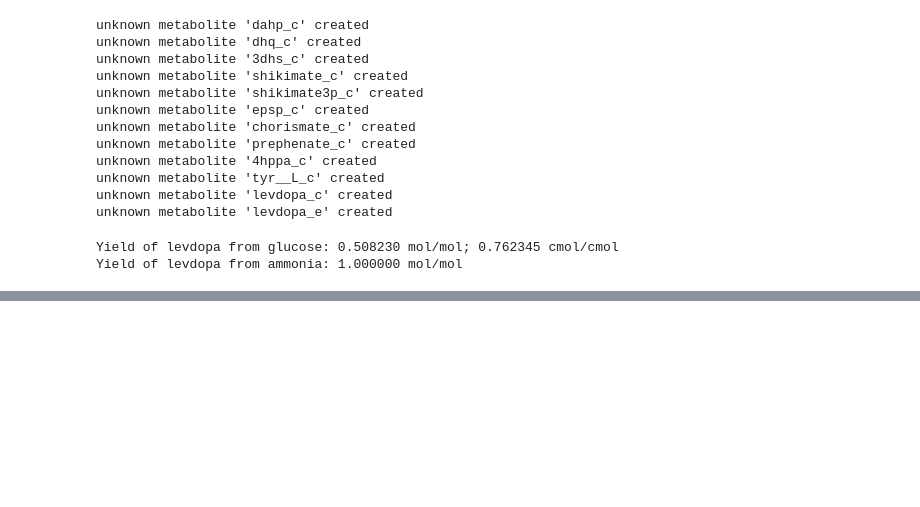
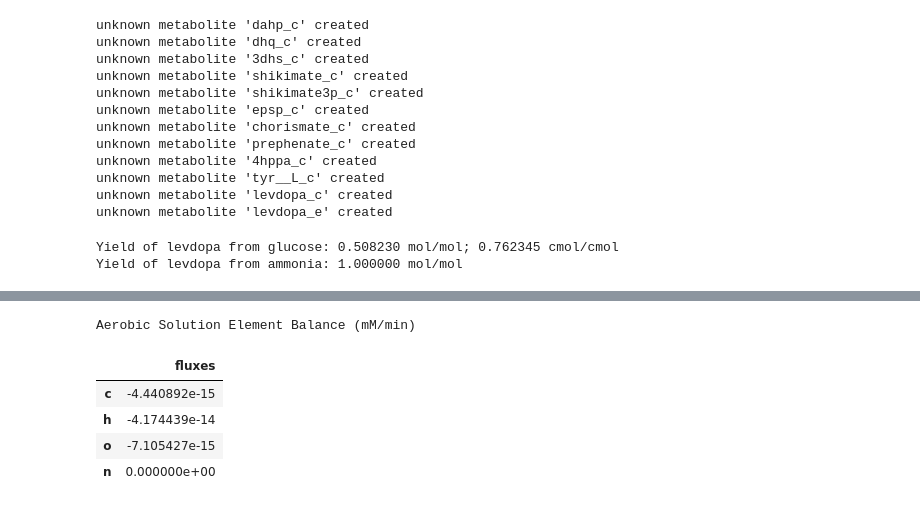
Before and after one commit to russell-stewart/levdopa_synthesis, a Jupyter notebook: presentation.ipynb, the cells around one changed output, grey strips where cells are left out. Saved outputs shown, nothing was run; the diff lists cells and outputs as text; code cells hidden in the pictures; blank space fills up the shorter version.

```diff
--- a/presentation.ipynb
+++ b/presentation.ipynb
@@ -213,0 +311,10 @@ Yield of levdopa from ammonia: 1.000000 mol/mol
+# %%
+print('Aerobic Solution Element Balance (mM/min)')
+display(S[solution_exchanges.index] @ solution_exchanges)
+# %% [output]
+Aerobic Solution Element Balance (mM/min)
+|  | fluxes |
+| c | -4.440892e-15 |
+| h | -4.174439e-14 |
+| o | -7.105427e-15 |
+| n | 0.000000e+00 |
```
Also changed, not shown: parts of 20 cells of this notebook, 6 other files.
